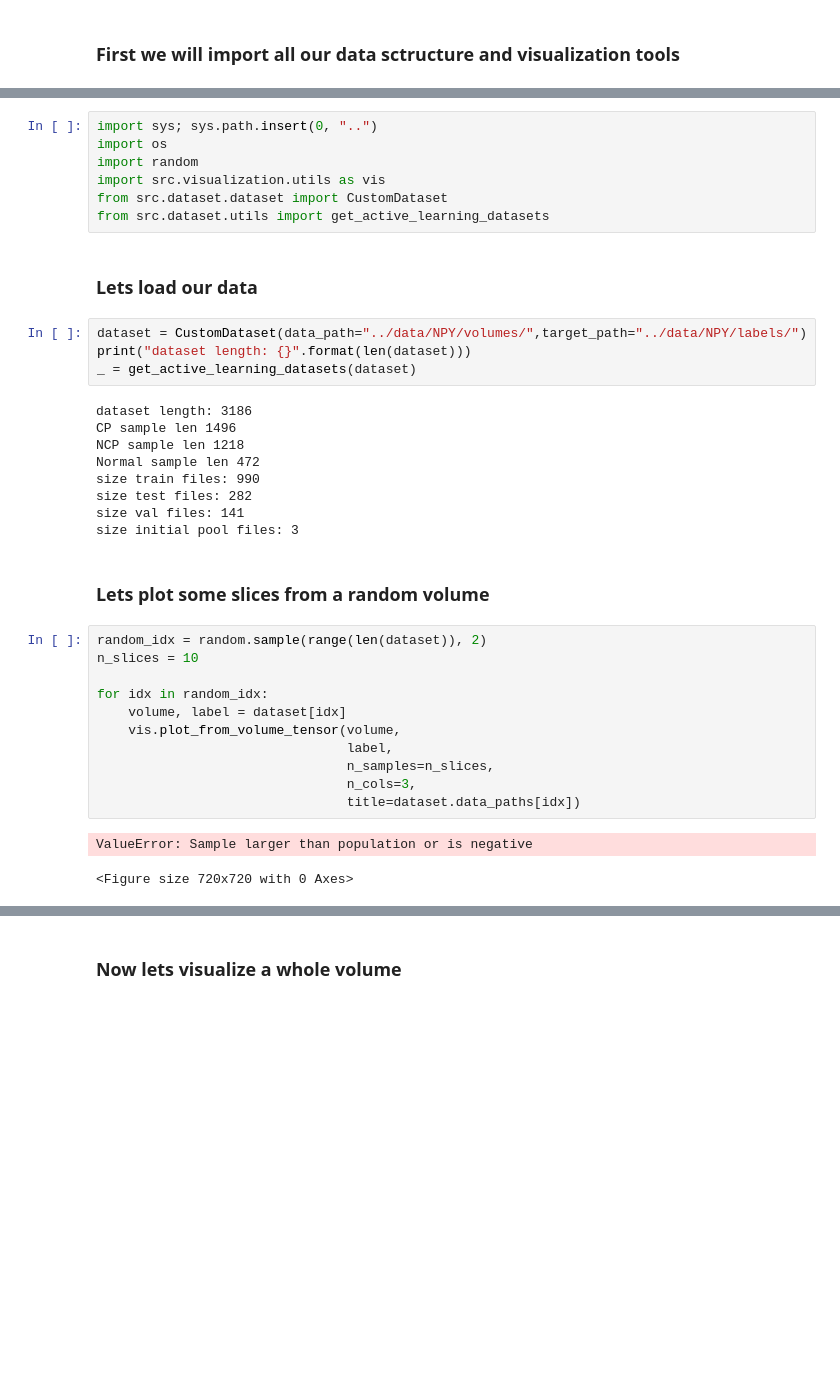
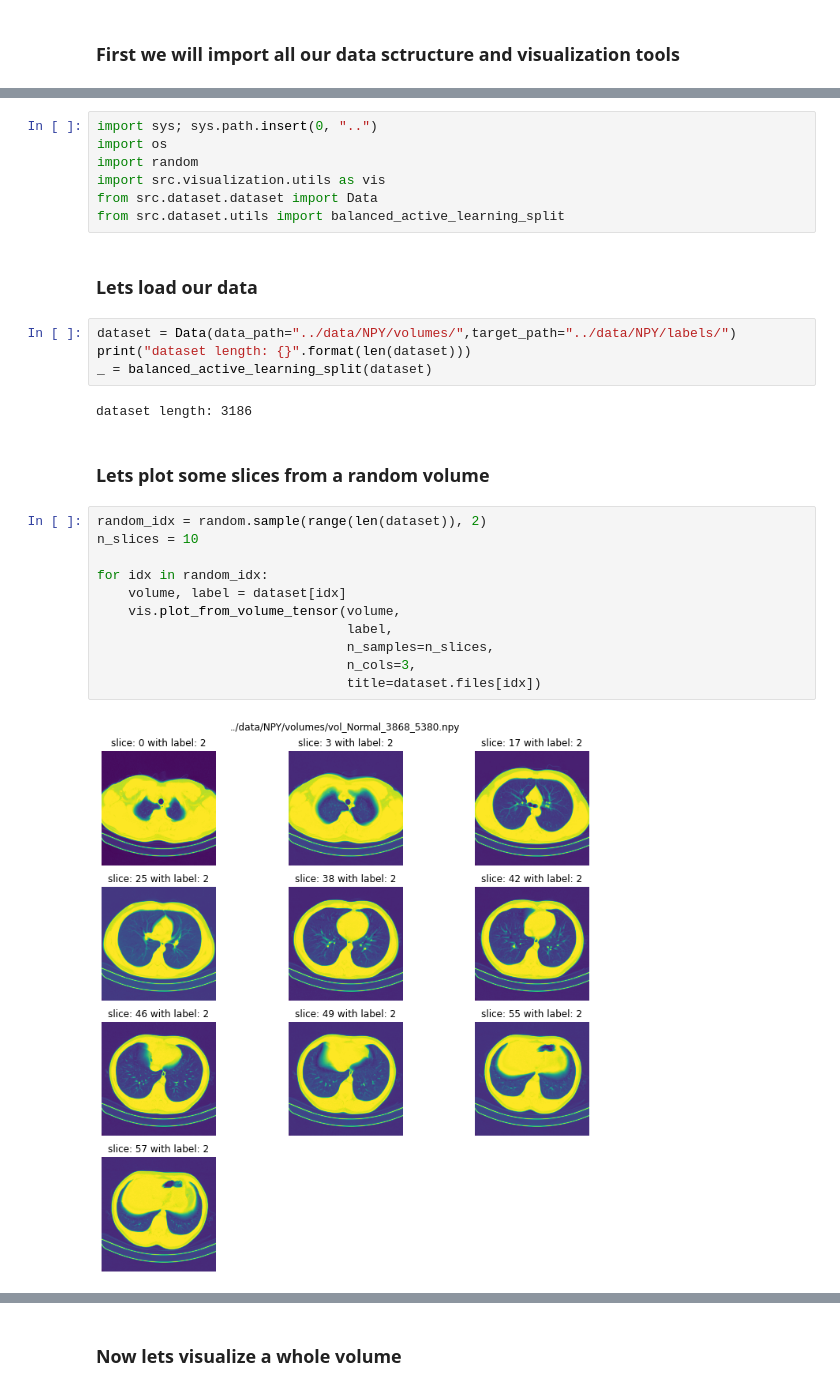
Before and after one commit to BastianSpatz/Deep-Bayesian-Active-Learning-for-Covid-19, a Jupyter notebook: notebooks/visualization.ipynb, the cells around one changed output, grey strips where cells are left out. Saved outputs shown, nothing was run; the diff lists cells and outputs as text; blank space fills up the shorter version.

Commit message:
Working active learning loop

```diff
--- a/notebooks/visualization.ipynb
+++ b/notebooks/visualization.ipynb
@@ -5,36 +42,28 @@ import sys; sys.path.insert(0, "..")
 import os
 import random
 import src.visualization.utils as vis
-from src.dataset.dataset import CustomDataset
-from src.dataset.utils import get_active_learning_datasets
+from src.dataset.dataset import Data
+from src.dataset.utils import balanced_active_learning_split
 # %% [markdown]
 ### Lets load our data
 # %%
-dataset = CustomDataset(data_path="../data/NPY/volumes/",target_path="../data/NPY/labels/")
+dataset = Data(data_path="../data/NPY/volumes/",target_path="../data/NPY/labels/")
 print("dataset length: {}".format(len(dataset)))
-_ = get_active_learning_datasets(dataset)
+_ = balanced_active_learning_split(dataset)
 # %% [output]
 dataset length: 3186
-CP sample len 1496
-NCP sample len 1218
-Normal sample len 472
-size train files: 990
-size test files: 282
-size val files: 141
-size initial pool files: 3
 # %% [markdown]
 ### Lets plot some slices from a random volume
 # %%
 random_idx = random.sample(range(len(dataset)), 2)
 n_slices = 10
 
 for idx in random_idx:
     volume, label = dataset[idx]
     vis.plot_from_volume_tensor(volume,
                                 label,
                                 n_samples=n_slices,
                                 n_cols=3,
-                                title=dataset.data_paths[idx])
+                                title=dataset.files[idx])
 # %% [output]
-ValueError: Sample larger than population or is negative
-<Figure size 720x720 with 0 Axes>
+[figure, added]
```
Also changed, not shown: parts of 5 cells of this notebook, 14 other files.
